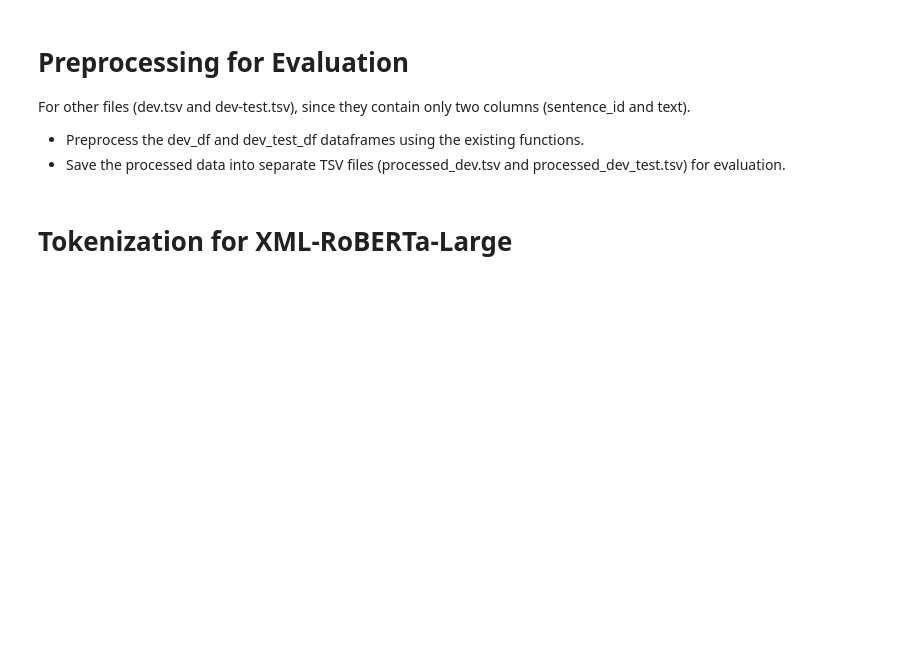
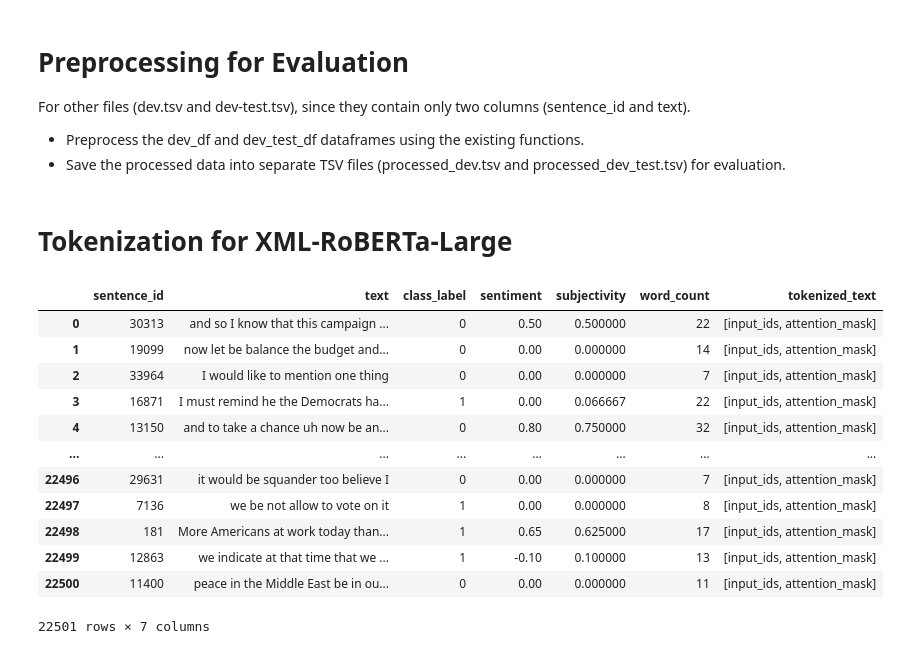
Before and after one commit to badaa002/Multilingual-Check-worthiness-Estimation-in-Text, a Jupyter notebook: notebooks/data_preprocessing.ipynb, the cells around one changed output. Drawn from its saved outputs; the diff is of its cells as text; code cells hidden in the pictures; blank space fills up the shorter version.

```diff
--- a/notebooks/data_preprocessing.ipynb
+++ b/notebooks/data_preprocessing.ipynb
@@ -160,47 +217,79 @@ def preprocess_texts_batch(texts):
     normalized_texts = [normalize_text(text) for text in texts]
     return normalized_texts
 
+
 def preprocess_dev_data(df):
     # Batch processing for normalization
-    df['text'] = preprocess_texts_batch(df['text'])
+    df["text"] = preprocess_texts_batch(df["text"])
 
     # Feature engineering
     full_feature_engineering(df)
     return df
 
+
 def save_processed_dev_data(df, filepath):
-    df.to_csv(filepath, sep='\t', index=False)
+    df.to_csv(filepath, sep="\t", index=False)
+
 
 # Load dev.tsv file
-dev_df = pd.read_csv('CT24_checkworthy_english_dev.tsv', sep='\t')
+dev_df = pd.read_csv("../data/raw/CT24_checkworthy_english_dev.tsv", sep="\t")
 dev_df.columns = map(str.lower, dev_df.columns)
 
 # Load dev-test.tsv file
-dev_test_df = pd.read_csv('CT24_checkworthy_english_dev-test.tsv', sep='\t')
+dev_test_df = pd.read_csv("../data/raw/CT24_checkworthy_english_dev-test.tsv", sep="\t")
 dev_test_df.columns = map(str.lower, dev_test_df.columns)
 
 # Preprocessing dev_df
 processed_dev_data = preprocess_dev_data(dev_df)
-save_processed_dev_data(processed_dev_data, 'processed_dev.tsv')
+save_processed_dev_data(processed_dev_data, "../data/processed/processed_dev.tsv")
 
 # Preprocessing dev_test_df
 processed_dev_test_data = preprocess_dev_data(dev_test_df)
-save_processed_dev_data(processed_dev_test_data, 'processed_dev_test.tsv')
+save_processed_dev_data(
+    processed_dev_test_data, "../data/processed/processed_dev_test.tsv"
+)
 # %% [markdown]
 # **Tokenization for XML-RoBERTa-Large**
 # %%
 from transformers import XLMRobertaTokenizer
 
 # Initialize the XLM-RoBERTa tokenizer
-tokenizer = XLMRobertaTokenizer.from_pretrained("xlm-roberta-base")
+tokenizer = XLMRobertaTokenizer.from_pretrained("xlm-roberta-large")
+
 
 def tokenize_text(text):
-    tokenized_text = tokenizer(text, truncation=True, padding=True, return_tensors='pt')
+    tokenized_text = tokenizer(text, truncation=True, padding="max_length", return_tensors="pt", max_length=128)
     return tokenized_text
 
+
 # Tokenization for XLM-RoBERTa-Large
-train_tokenized = train_df['text'].apply(tokenize_text)
-dev_tokenized = dev_df['text'].apply(tokenize_text)
-dev_test_tokenized = dev_test_df['text'].apply(tokenize_text)
+train_df["tokenized_text"] = train_df["text"].apply(tokenize_text)
+dev_df["tokenized_text"] = dev_df["text"].apply(tokenize_text)
+dev_test_df["tokenized_text"] = dev_test_df["text"].apply(tokenize_text)
+
+train_df["class_label"] = train_df["class_label"].apply(
+    lambda x: 1 if x == "Yes" else 0
+)
+dev_df["class_label"] = dev_df["class_label"].apply(lambda x: 1 if x == "Yes" else 0)
+dev_test_df["class_label"] = dev_test_df["class_label"].apply(
+    lambda x: 1 if x == "Yes" else 0
+)
+
+
+train_df
+# %% [output]
+|  | sentence_id | text | class_label | sentiment | subjectivity | word_count | tokenized_text |
+| 0 | 30313 | and so I know that this campaign ... | 0 | 0.50 | 0.500000 | 22 | [input_ids, attention_mask] |
+| 1 | 19099 | now let be balance the budget and... | 0 | 0.00 | 0.000000 | 14 | [input_ids, attention_mask] |
+| 2 | 33964 | I would like to mention one thing | 0 | 0.00 | 0.000000 | 7 | [input_ids, attention_mask] |
+| 3 | 16871 | I must remind he the Democrats ha... | 1 | 0.00 | 0.066667 | 22 | [input_ids, attention_mask] |
+| 4 | 13150 | and to take a chance uh now be an... | 0 | 0.80 | 0.750000 | 32 | [input_ids, attention_mask] |
+| ... | ... | ... | ... | ... | ... | ... | ... |
+| 22496 | 29631 | it would be squander too believe I | 0 | 0.00 | 0.000000 | 7 | [input_ids, attention_mask] |
+| 22497 | 7136 | we be not allow to vote on it | 1 | 0.00 | 0.000000 | 8 | [input_ids, attention_mask] |
+| 22498 | 181 | More Americans at work today than... | 1 | 0.65 | 0.625000 | 17 | [input_ids, attention_mask] |
+| 22499 | 12863 | we indicate at that time that we ... | 1 | -0.10 | 0.100000 | 13 | [input_ids, attention_mask] |
+| 22500 | 11400 | peace in the Middle East be in ou... | 0 | 0.00 | 0.000000 | 11 | [input_ids, attention_mask] |
+22501 rows × 7 columns
 # %%
 import json
```
Also changed, not shown: parts of 7 cells of this notebook, 9 other files.
